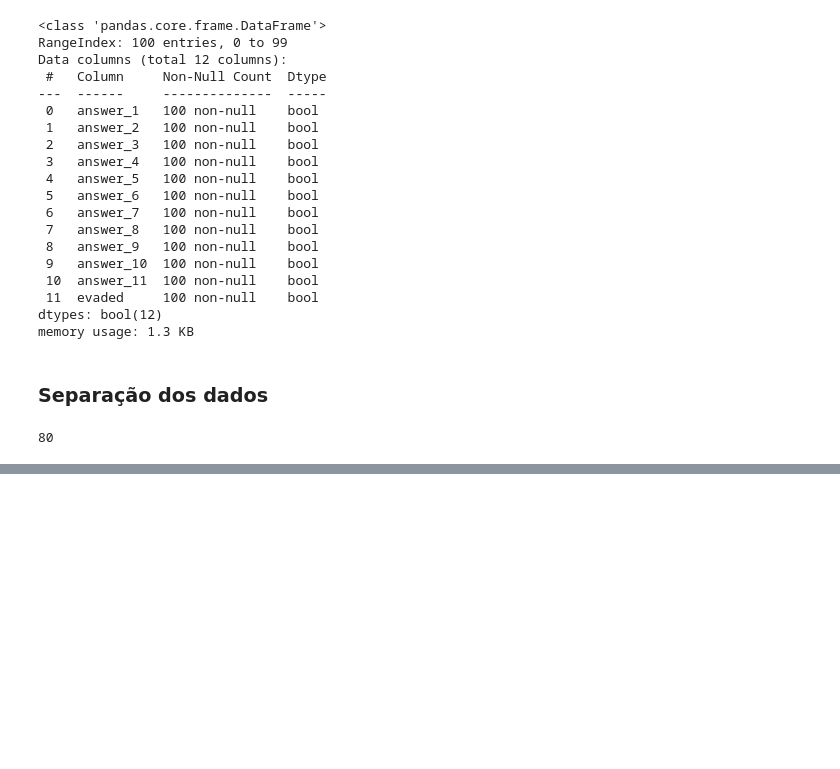
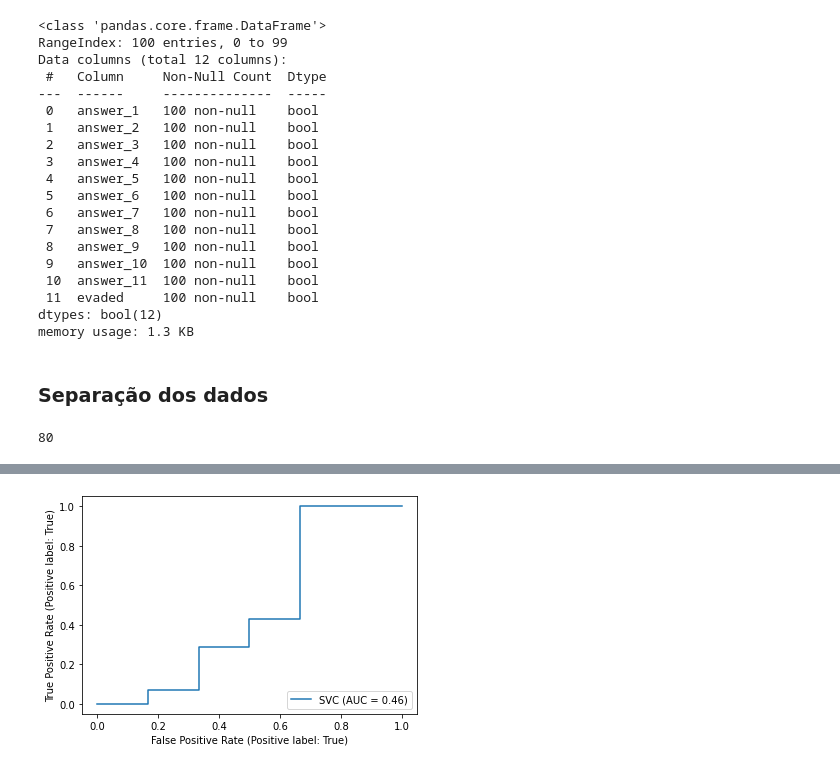
Before and after one commit to danbailo/tcc, a Jupyter notebook: src/Classifier.ipynb, the cells around one changed output, grey strips where cells are left out. Drawn from its saved outputs; the diff is of its cells as text; code cells hidden in the pictures; blank space fills up the shorter version.

```diff
--- a/src/Classifier.ipynb
+++ b/src/Classifier.ipynb
@@ -108,0 +127,4 @@ print(accuracy_score(y_test, y_pred))
+# %%
+svm_roc = plot_roc_curve(classifier, X_test, y_test)
+# %% [output]
+[figure, added]
```
Also changed, not shown: parts of 28 cells of this notebook.
